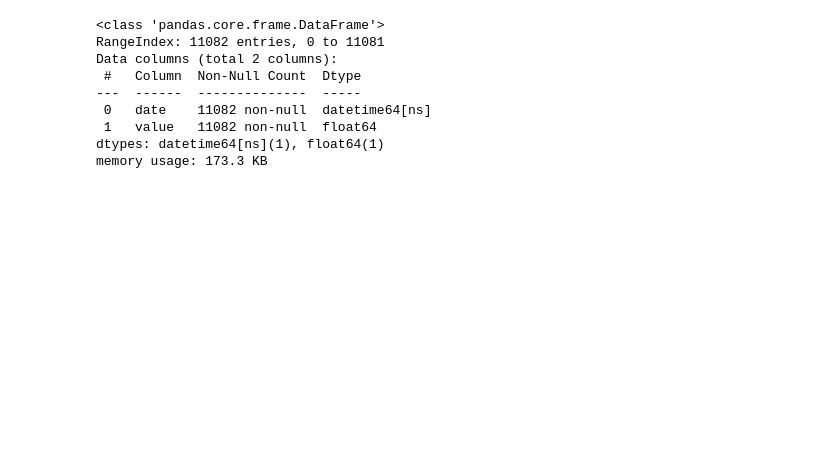
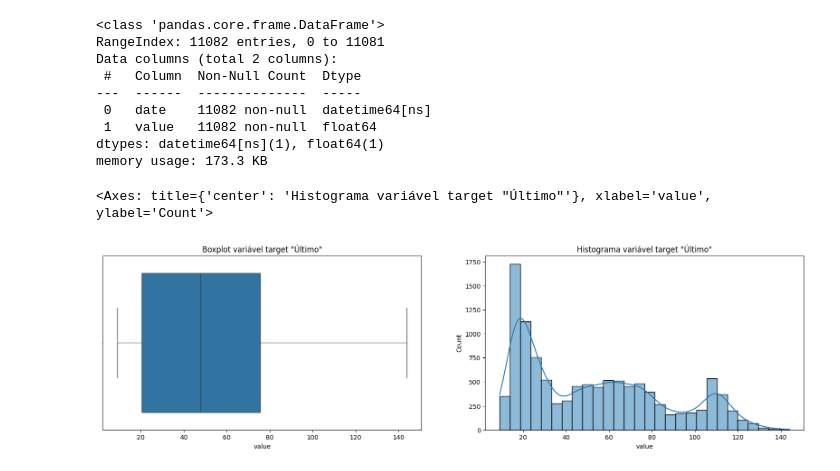
Before and after one commit to FIAP-61/petrolytics, a Jupyter notebook: notebooks/ipea_data_exploration.ipynb, the cells around one changed output. Drawn from its saved outputs; the diff is of its cells as text; code cells hidden in the pictures; blank space fills up the shorter version.

Commit message:
add histogram chart

```diff
--- a/notebooks/ipea_data_exploration.ipynb
+++ b/notebooks/ipea_data_exploration.ipynb
@@ -46,3 +48,0 @@ df_ipea_brent_oil.to_csv(r"..\source\ipea_brent_oil.csv", index=False)
-# %%
-df_ipea_brent_oil = pd.read_csv("..\source\ipea_brent_oil.csv")
-df_ipea_brent_oil.info()
@@ -69,3 +59,24 @@ Data columns (total 2 columns):
  1   value   11082 non-null  float64
 dtypes: datetime64[ns](1), float64(1)
 memory usage: 173.3 KB
+# %%
+# Verificando outliers na variável target
+# sns.set(style="whitegrid")
+fig, ax = plt.subplots(nrows=1, ncols=2)
+fig.set_size_inches(20, 5)
+
+ax[0].title.set_text('Boxplot variável target "Último"')
+sns.boxplot(
+    x=df_ipea_brent_oil['value'],
+    ax=ax[0]
+    )
+
+ax[1].title.set_text('Histograma variável target "Último"')
+sns.histplot(
+    x=df_ipea_brent_oil['value'],
+    kde=True,
+    ax=ax[1]
+    )
+# %% [output]
+<Axes: title={'center': 'Histograma variável target "Último"'}, xlabel='value', ylabel='Count'>
+[figure, added]
```
Also changed, not shown: parts of 3 cells of this notebook.
